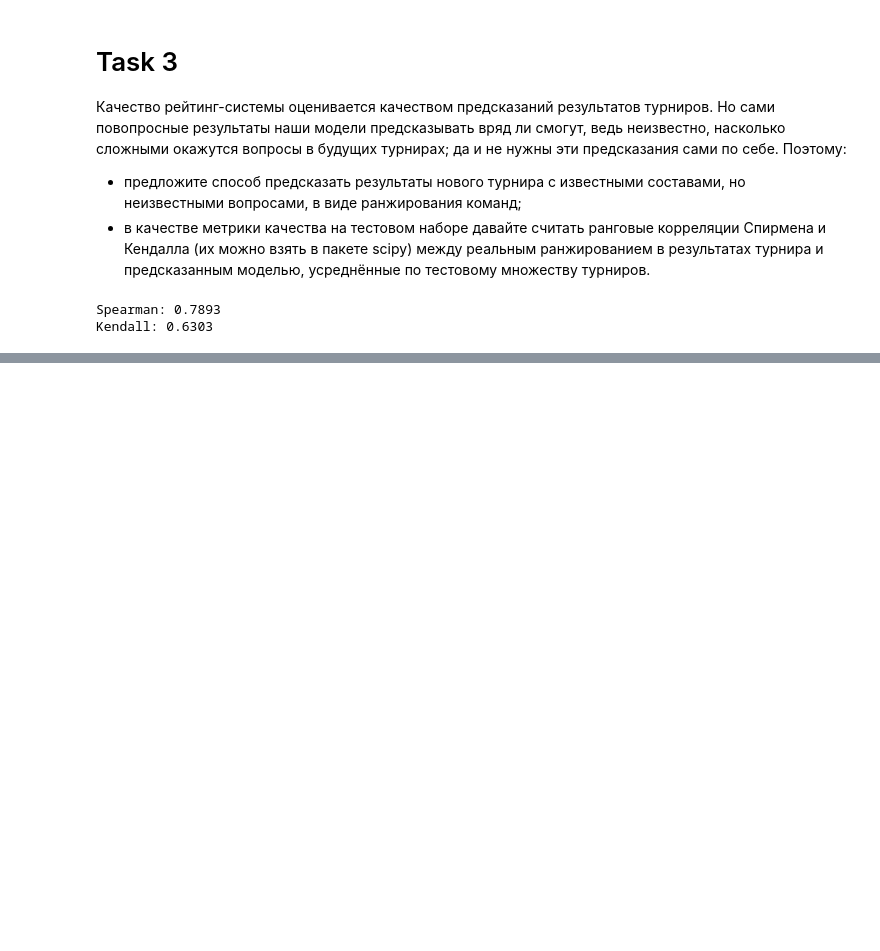
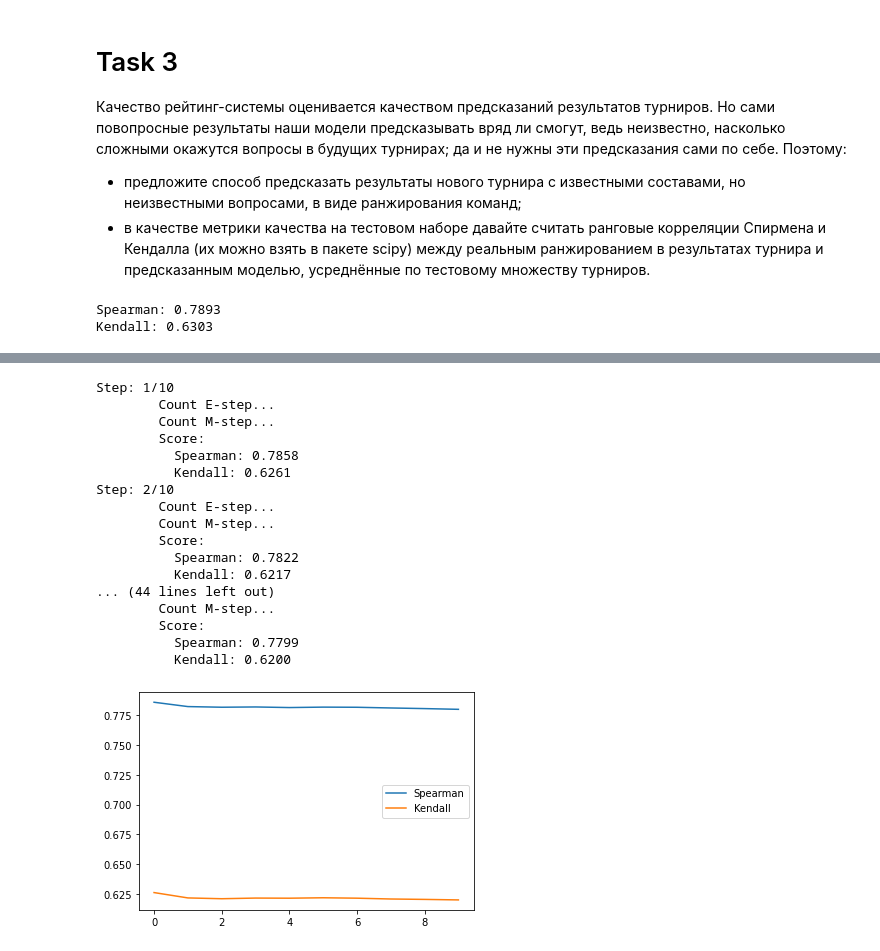
Before and after one commit to traptrip/made_advanced_ml, a Jupyter notebook: hw2/hw2.ipynb, the cells around one changed output, grey strips where cells are left out. Drawn from its saved outputs; the diff is of its cells as text; code cells hidden in the pictures; blank space fills up the shorter version.

```diff
--- a/hw2/hw2.ipynb
+++ b/hw2/hw2.ipynb
@@ -205,0 +232,71 @@ Kendall: 0.6303
+# %%
+train_df = questions_train.copy()
+
+train_df["player_proba"] = baseline_model.predict_proba(train_data)[:, 1]
+best_score = 0
+best_model = deepcopy(baseline_model)
+n_steps = 10
+em_model = LinearRegression()
+spearman_history, kendall_history = [], []
+
+for step in range(n_steps):
+    print(f"Step: {step + 1}/{n_steps}")
+
+    # E-step
+    print("\tCount E-step...")
+    train_df['player_negative_proba'] = 1 - train_df['player_proba']
+    team_proba_df = 1 - train_df.groupby(
+        ['tournament_id', 'team_id', 'question_num']
+    ).player_negative_proba.prod().rename('team_proba', axis=1)
+
+    train_df = train_df.merge(
+        team_proba_df,
+        left_on=['tournament_id', 'team_id', 'question_num'],
+        right_index=True,
+    )
+
+    train_df["z"] = train_df.player_proba / train_df.team_proba
+    train_df["z"] = logit(np.clip(train_df.z * target_train, 1e-9, 1 - 1e-9))
+    train_df = train_df.drop("team_proba", axis=1)
+
+    # M-step
+    print("\tCount M-step...")
+    em_model.fit(train_data, train_df.z)
+    train_df['player_proba'] = expit(em_model.predict(train_data))
+
+    # Count score
+    print("\tScore:")
+    spearman_corr, kendall_corr = count_corr(questions_test, em_model)
+    print(f"\t  Spearman: {spearman_corr:.4f}")
+    print(f"\t  Kendall: {kendall_corr:.4f}")
+    if spearman_corr + kendall_corr > best_score:
+        best_preds = expit(em_model.predict(test_data))
+        best_model = deepcopy(em_model)
+
+    spearman_history.append(spearman_corr)
+    kendall_history.append(kendall_corr)
+
+# plot history
+plt.plot(spearman_history, label="Spearman")
+plt.plot(kendall_history, label="Kendall")
+plt.legend()
+plt.show()
+# %% [output]
+Step: 1/10
+        Count E-step...
+        Count M-step...
+        Score:
+          Spearman: 0.7858
+          Kendall: 0.6261
+Step: 2/10
+        Count E-step...
+        Count M-step...
+        Score:
+          Spearman: 0.7822
+          Kendall: 0.6217
+... (44 lines left out)
+        Count M-step...
+        Score:
+          Spearman: 0.7799
+          Kendall: 0.6200
+[figure, added]
```
Also changed, not shown: parts of 9 cells of this notebook.
